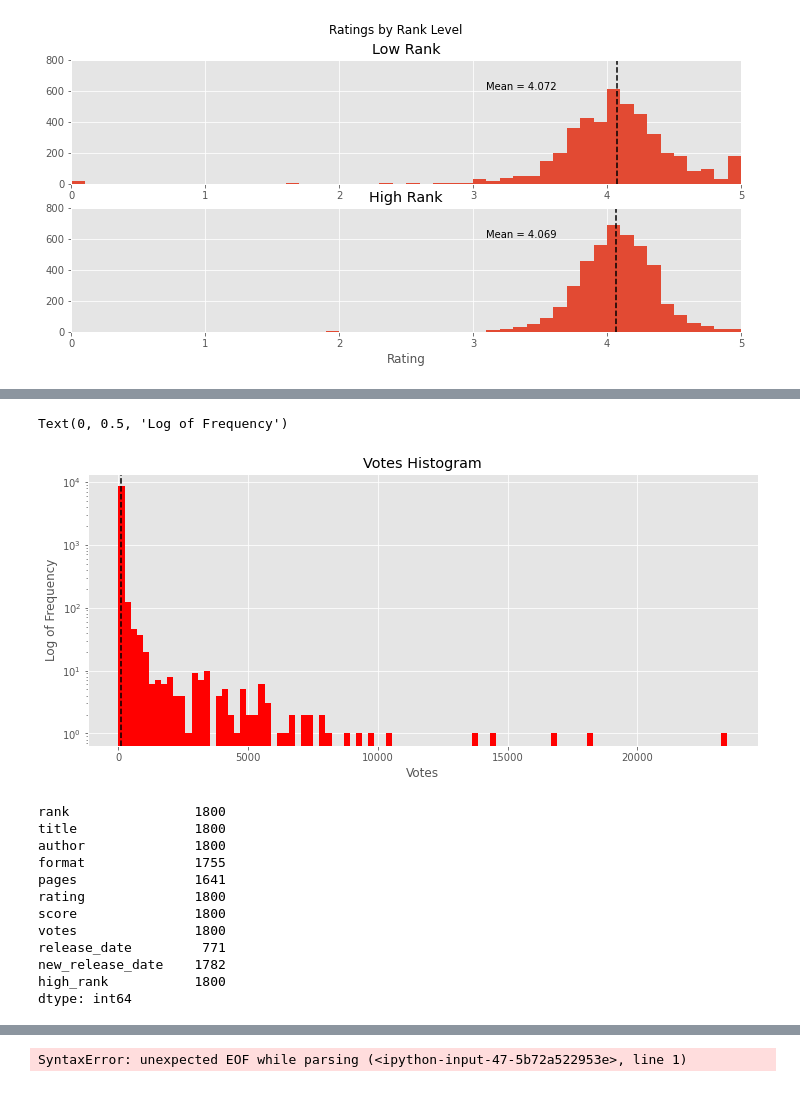
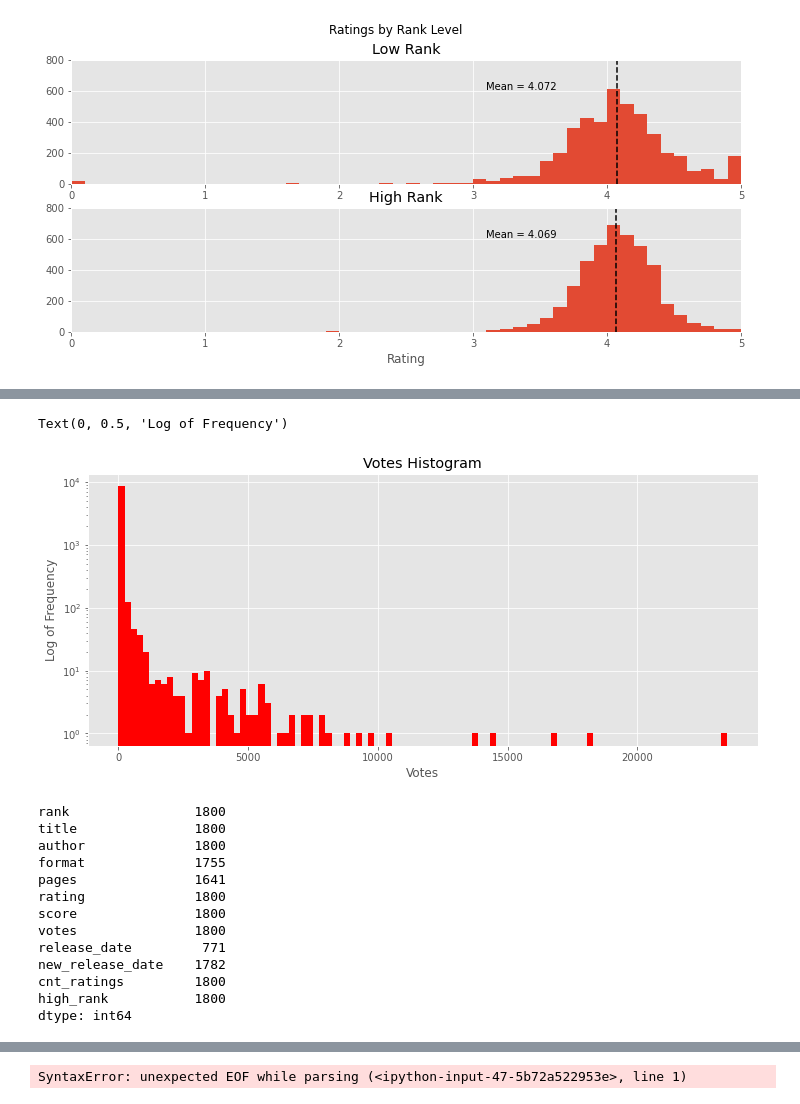
Before and after one commit to Shredder42/must_read_books, a Jupyter notebook: eda.ipynb, the cells around one changed output, grey strips where cells are left out. Cells and saved outputs as stored; diff of their text form; code cells hidden in the pictures.

```diff
--- a/eda.ipynb
+++ b/eda.ipynb
@@ -32,7 +10,3 @@ memory usage: 825.1+ KB
-# %%
-# drop the Unnamed column - again
-data = data.drop(columns=['Unnamed: 0'])
-# data
 # %%
 data.info()
 # %% [output]
@@ -187,14 +158,14 @@ data[data['rating'] == 5]
 # %%
 fig, ax = plt.subplots(figsize=(12,5))
 ax.hist(data['votes'], bins=100, color='red')
-ax.axvline(data['votes'].mean(), color='black', linestyle='--')
+# ax.axvline(data['votes'].mean(), color='black', linestyle='--')
 ax.set_title('Votes Histogram')
 ax.set_yscale('log')
 ax.set_xlabel('Votes')
 ax.set_ylabel('Log of Frequency')
 # %% [output]
 Text(0, 0.5, 'Log of Frequency')
-[figure, old version]
+[figure, new version]
 # %%
 data[data['votes'] == 1].count()
 # %% [output]
@@ -208,6 +179,7 @@ score               1800
 votes               1800
 release_date         771
 new_release_date    1782
+cnt_ratings         1800
 high_rank           1800
 dtype: int64
 # %%
```
Also changed, not shown: parts of 11 cells of this notebook.
